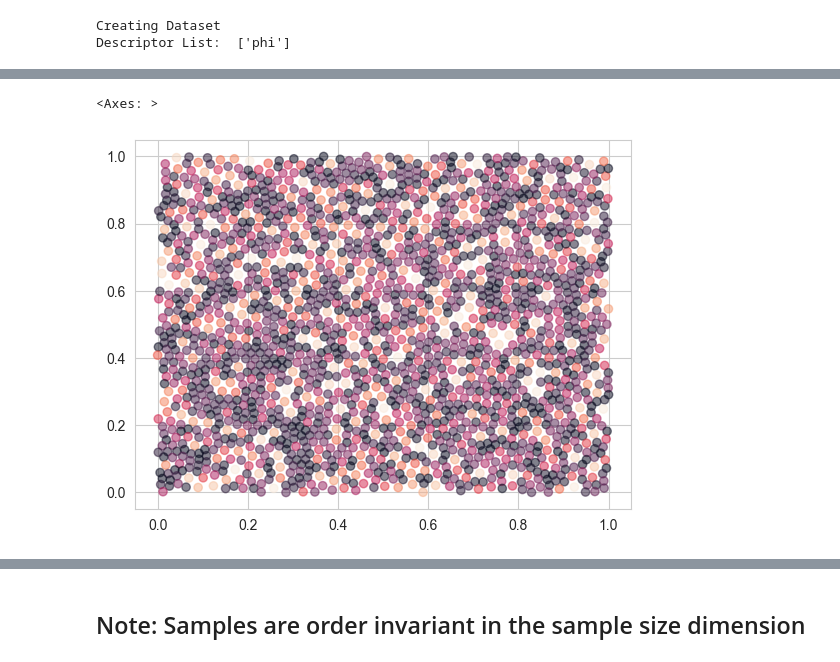
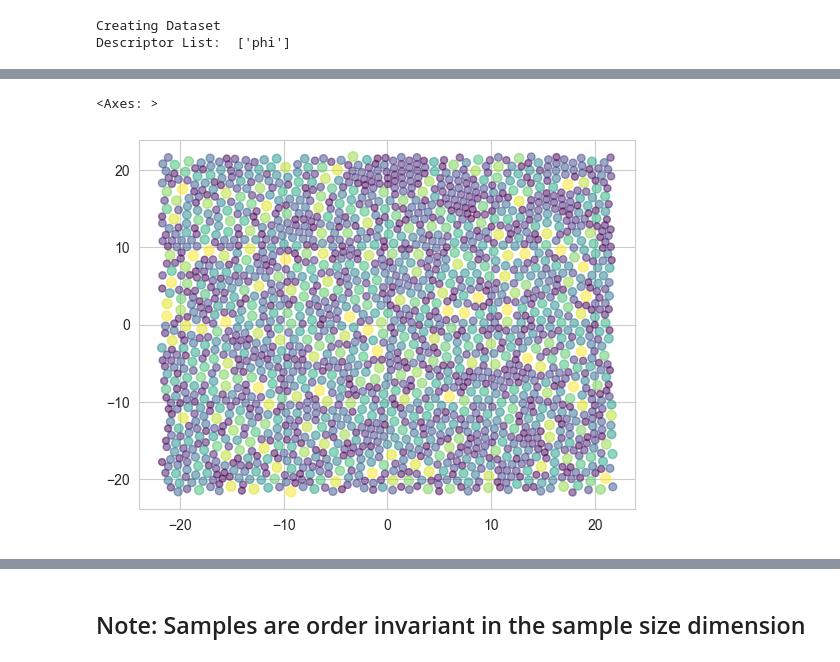
Before and after one commit to Veikko-Saikkonen/hard-spheres, a Jupyter notebook: Notebooks/HardSpheres_v1.ipynb, the cells around one changed output, grey strips where cells are left out. Drawn from its saved outputs; the diff is of its cells as text; code cells hidden in the pictures.

```diff
--- a/Notebooks/HardSpheres_v1.ipynb
+++ b/Notebooks/HardSpheres_v1.ipynb
@@ -51,7 +58,7 @@ from src.models.HardSphereGAN import GAN, HSGenerator, HSDiscriminator
 ## Load data
 # %%
 
-phis = [0.84] # Add more phis here
+phis = [0.86] # Add more phis here
 
 path = Path("../data/raw/samples")
 
@@ -139,7 +168,7 @@ plt.scatter(x=dataset[2][1][:,0], y=dataset[2][1][:,1], c=list(range(len(dataset
 # %%
 # Create a function that visualizes the point cloud
 
-plot_pointcloud(dataset[2][1], plot_radius=False)
+plot_pointcloud(dataframe.query("sample=='sample-245'")[["x","y","r"]].values, plot_radius=True)
 # %% [output]
 <Axes: >
-[figure, old version]
+[figure, new version]
```
Also changed, not shown: parts of 37 cells of this notebook, 10 other files.
